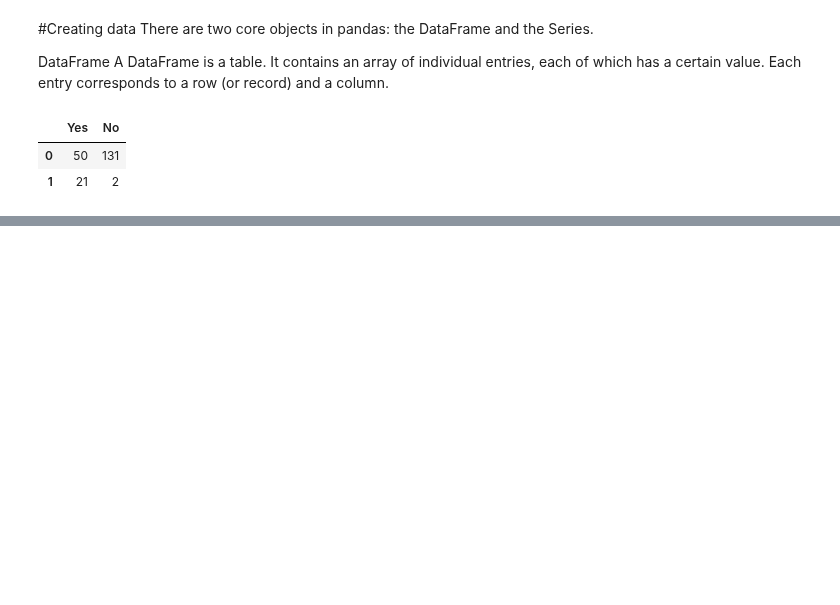
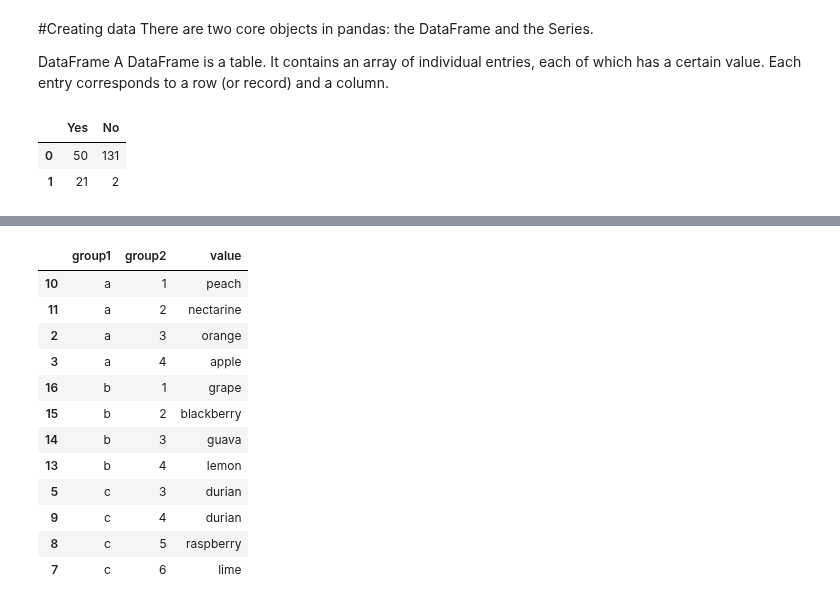
Before and after one commit to mtn75/Python-Toturial, a Jupyter notebook: python_workshop_pandas.ipynb, the cells around one changed output, grey strips where cells are left out. Cells and saved outputs as stored; diff of their text form; code cells hidden in the pictures; blank space fills up the shorter version.

```diff
--- a/python_workshop_pandas.ipynb
+++ b/python_workshop_pandas.ipynb
@@ -16,0 +49,15 @@ pd.DataFrame({'Yes': [50, 21], 'No': [131, 2]})
+# %%
+ # We don't simply want to select random rows from df
+# We want to first group df by (group1 & group2) then select random rows
+from random import choice
+
+# First create the group
+grouped = df.groupby(['group1','group2'])
+grouped.size()
+
+
+#Notice that group (a,1) has two posibilities
+#Notice that group (a,2) has one posibilities
+
+#This means that if we select a random sample from group (a,1) we will get either "apple" or "peach"
+#This means that if we select a random sample from group (a,2) we will always get "nectarine"
@@ -16,0 +79,17 @@ pd.DataFrame({'Yes': [50, 21], 'No': [131, 2]})
+# %%
+#df.loc[select a random record from each group]
+df.loc[[choice(x) for x in grouped.groups.values()]]
+# %% [output]
+|  | group1 | group2 | value |
+| 10 | a | 1 | peach |
+| 11 | a | 2 | nectarine |
+| 2 | a | 3 | orange |
+| 3 | a | 4 | apple |
+| 16 | b | 1 | grape |
+| 15 | b | 2 | blackberry |
+| 14 | b | 3 | guava |
+| 13 | b | 4 | lemon |
+| 5 | c | 3 | durian |
+| 9 | c | 4 | durian |
+| 8 | c | 5 | raspberry |
+| 7 | c | 6 | lime |
```
Also changed, not shown: parts of 47 cells of this notebook.
